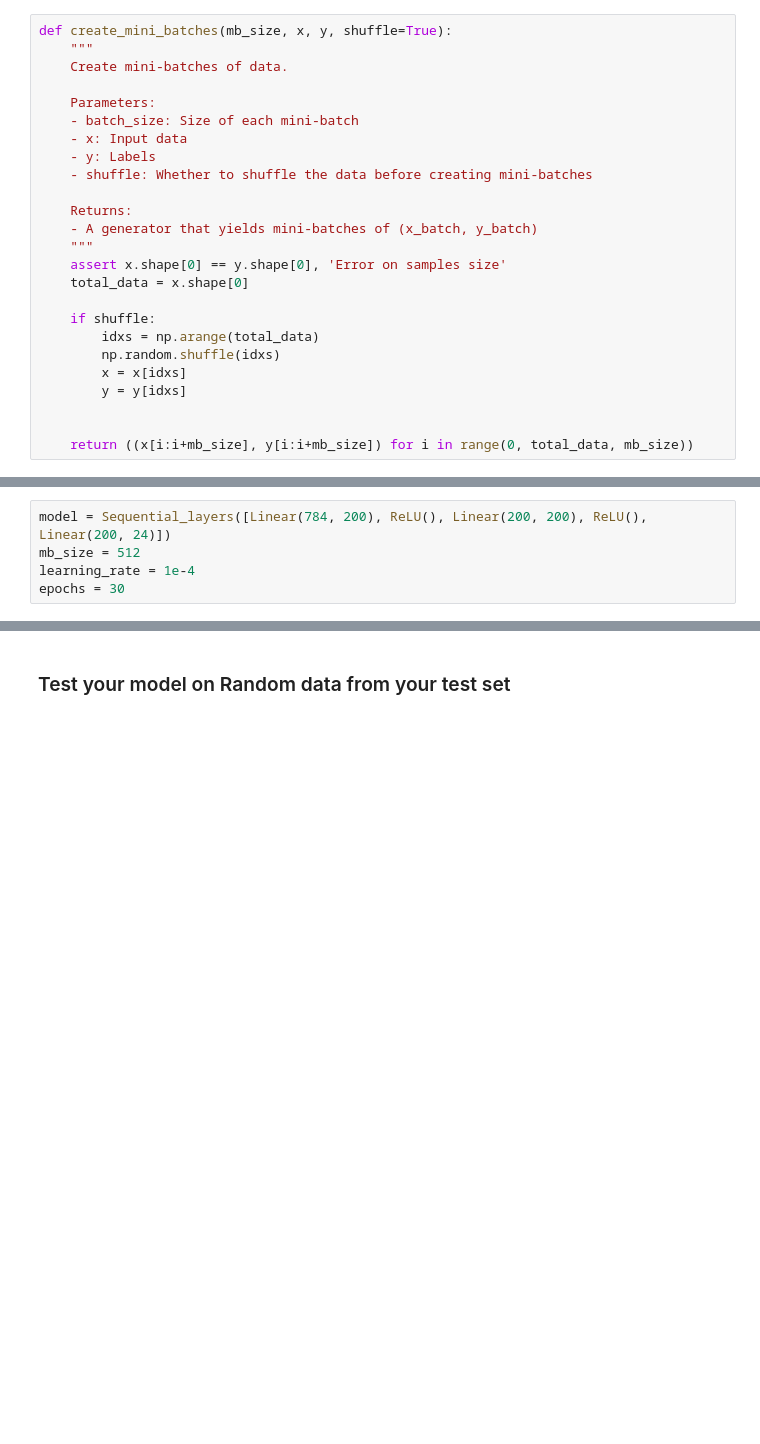
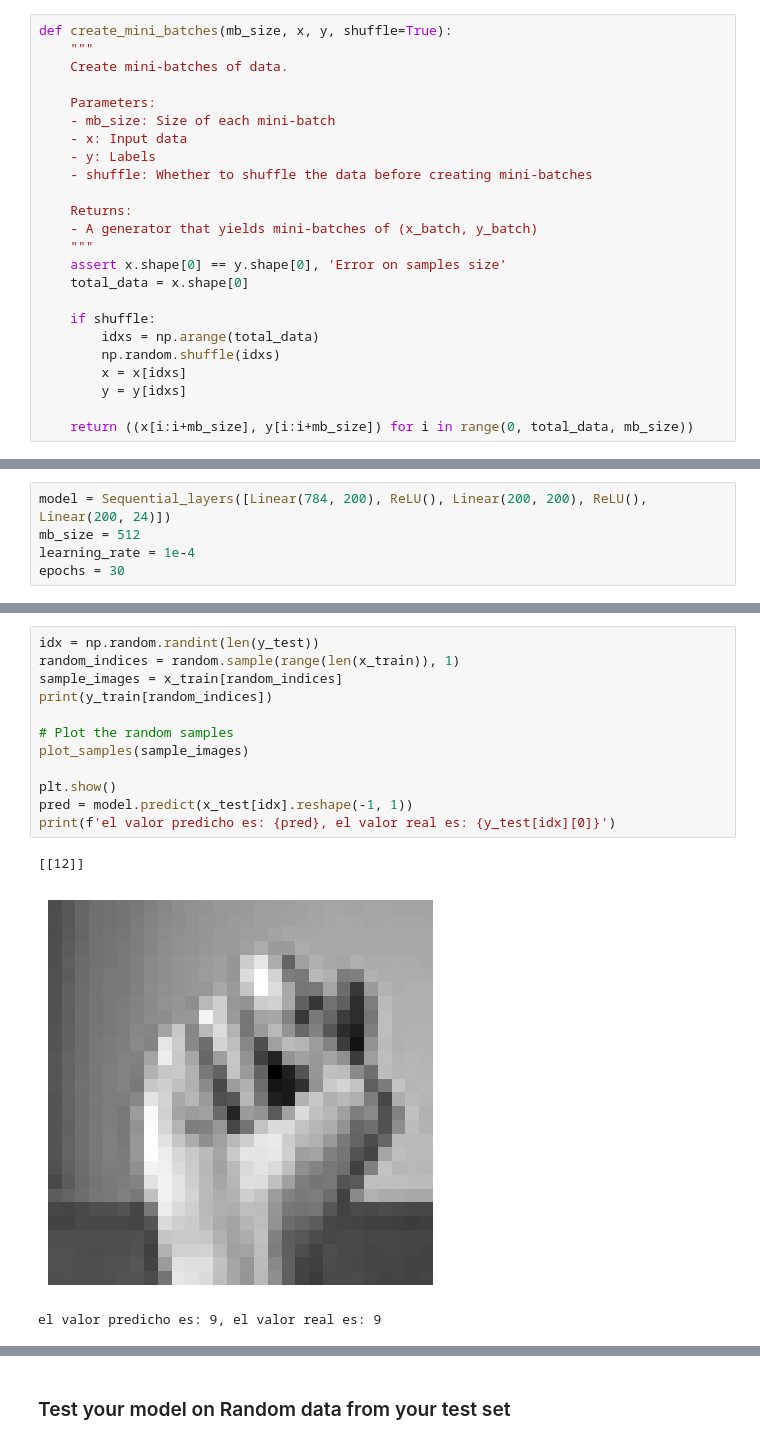
Before and after one commit to andreac941/tutorials, a Jupyter notebook: A1b_DL_TC5033_AD2023_andrea_.ipynb, the cells around one changed output, grey strips where cells are left out. Drawn from its saved outputs; the diff is of its cells as text; blank space fills up the shorter version.

```diff
--- a/A1b_DL_TC5033_AD2023_andrea_.ipynb
+++ b/A1b_DL_TC5033_AD2023_andrea_.ipynb
@@ -274,7 +273,7 @@ def create_mini_batches(mb_size, x, y, shuffle=True):
     Create mini-batches of data.
 
     Parameters:
-    - batch_size: Size of each mini-batch
+    - mb_size: Size of each mini-batch
     - x: Input data
     - y: Labels
     - shuffle: Whether to shuffle the data before creating mini-batches
@@ -291,7 +290,6 @@ def create_mini_batches(mb_size, x, y, shuffle=True):
         x = x[idxs]
         y = y[idxs]
 
-
     return ((x[i:i+mb_size], y[i:i+mb_size]) for i in range(0, total_data, mb_size))
 # %%
 import numpy as np
@@ -512,0 +511,16 @@ el valor predicho es: 19, el valor real es:9
+# %%
+idx = np.random.randint(len(y_test))
+random_indices = random.sample(range(len(x_train)), 1)
+sample_images = x_train[random_indices]
+print(y_train[random_indices])
+
+# Plot the random samples
+plot_samples(sample_images)
+
+plt.show()
+pred = model.predict(x_test[idx].reshape(-1, 1))
+print(f'el valor predicho es: {pred}, el valor real es: {y_test[idx][0]}')
+# %% [output]
+[[12]]
+[figure, added]
+el valor predicho es: 9, el valor real es: 9
```
Also changed, not shown: parts of 10 cells of this notebook.
